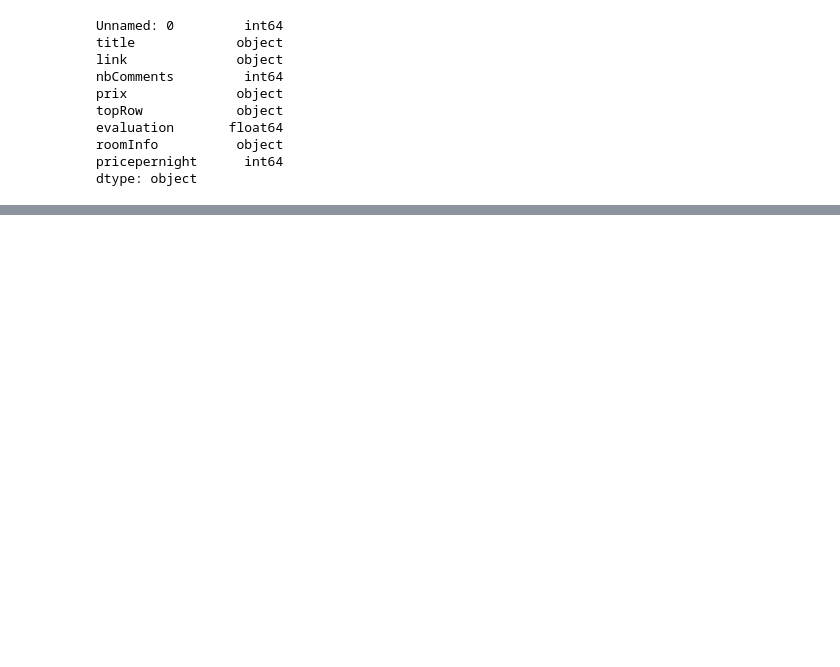
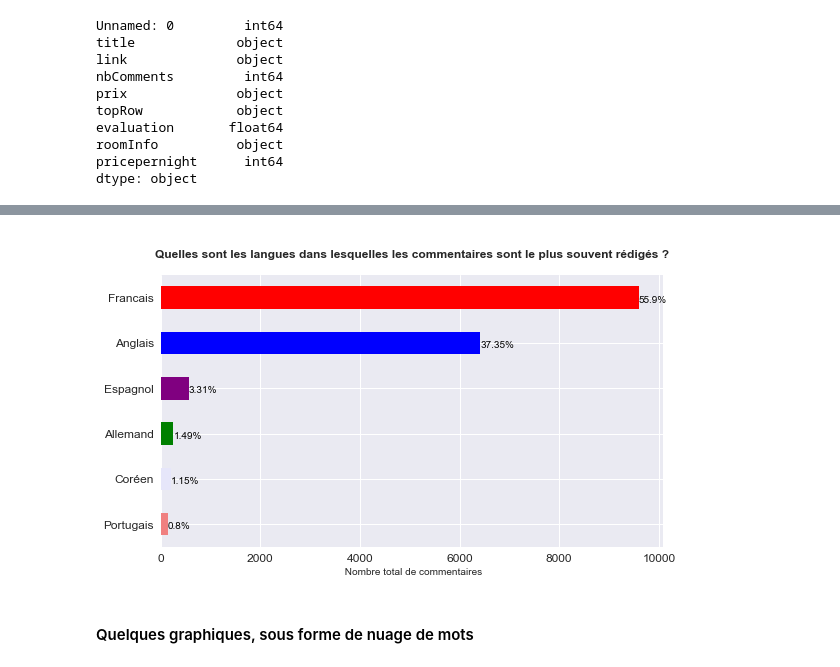
Before and after one commit to Gil97-tech/TP2A, a Jupyter notebook: Modelisation_sentiment_analysis.ipynb, the cells around one changed output, grey strips where cells are left out. Drawn from its saved outputs; the diff is of its cells as text; code cells hidden in the pictures; blank space fills up the shorter version.

```diff
--- a/Modelisation_sentiment_analysis.ipynb
+++ b/Modelisation_sentiment_analysis.ipynb
@@ -148,0 +148,4 @@ df
+# %%
+# 3 commentaires vides , on les supprime
+df.dropna(inplace=True)
+df.isna().sum()
@@ -148,0 +181,11 @@ df
+# %%
+# fonction qui permet de détecter les langues
+
+def language_detection(text):
+    try:
+        return detect(text)
+    except:
+        return None
+# %%
+%%time
+df['language'] = df['commentaires'].apply(language_detection)
@@ -148,0 +218,29 @@ df
+# %%
+# Visualisation des langues
+
+ax = df.language.value_counts().head(6).plot(kind='barh', figsize=(9,5), color=['red', 'blue', 'purple', 'green', 'lavender',
+                                            'lightcoral'],fontsize=12);
+
+ax.set_title("\nQuelles sont les langues dans lesquelles les commentaires sont le plus souvent rédigés ?\n",
+             fontsize=12, fontweight='bold')
+ax.set_xlabel(" Nombre total de commentaires", fontsize=10)
+ax.set_yticklabels(['Francais', 'Anglais', 'Espagnol', 'Allemand', 'Coréen', 'Portugais'])
+
+# créons une liste qui regroupe les données plt.patches
+totals = []
+# trouvons les valeurs ind. et on les ajoute à la liste
+for i in ax.patches:
+    totals.append(i.get_width())
+
+total = sum(totals)
+
+# on contruit les labels individuels avec la liste
+for i in ax.patches:
+    ax.text(x=i.get_width(), y=i.get_y()+.35,
+            s=str(round((i.get_width()/total)*100, 2))+'%',
+            fontsize=10, color='black')
+
+# on inverse pour mettre les plus grandes valeurs en haut
+ax.invert_yaxis()
+# %% [output]
+[figure, added]
@@ -148,0 +251,2 @@ df
+# %% [markdown]
+#### Quelques graphiques, sous forme de nuage de mots
```
Also changed, not shown: parts of 21 cells of this notebook.
